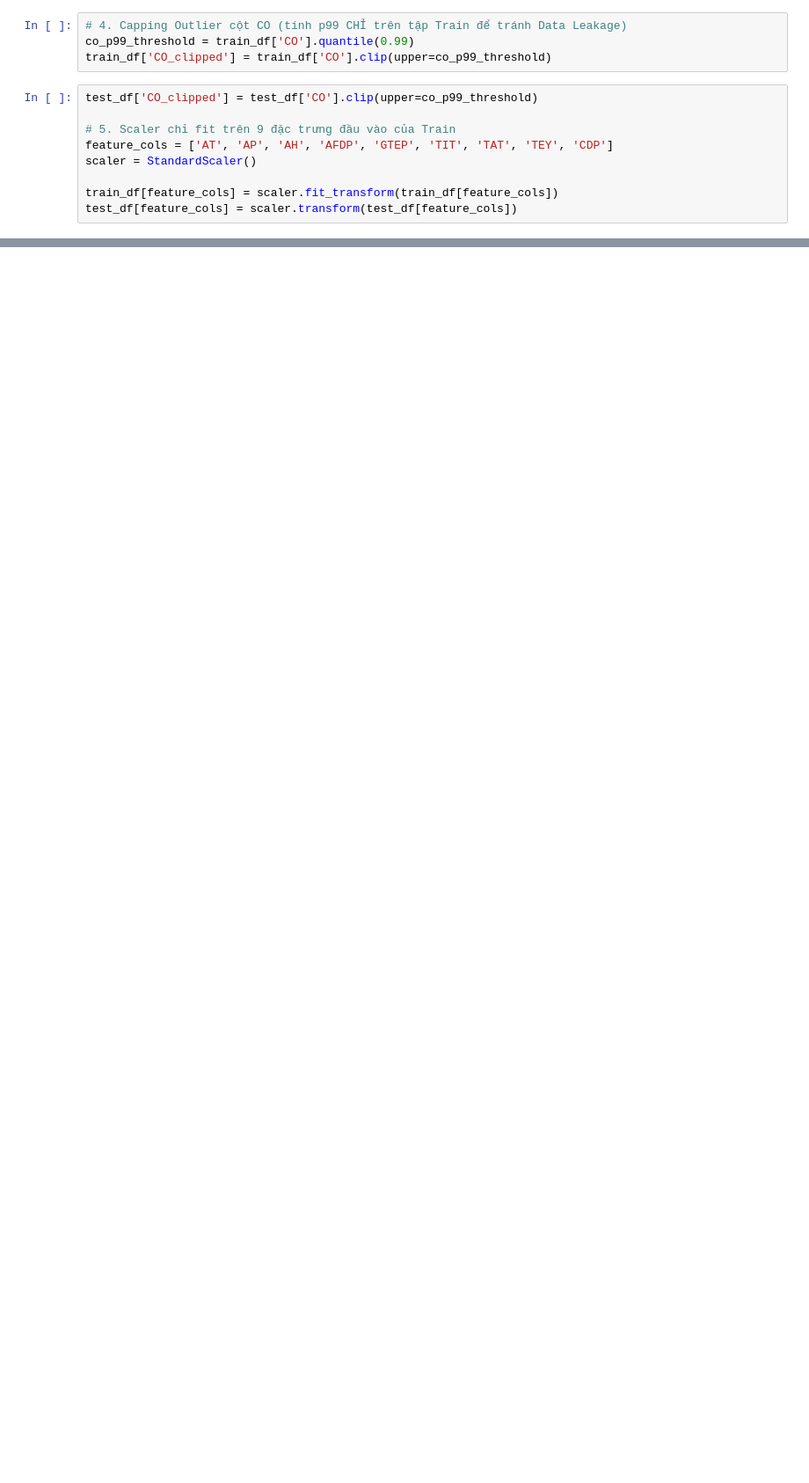
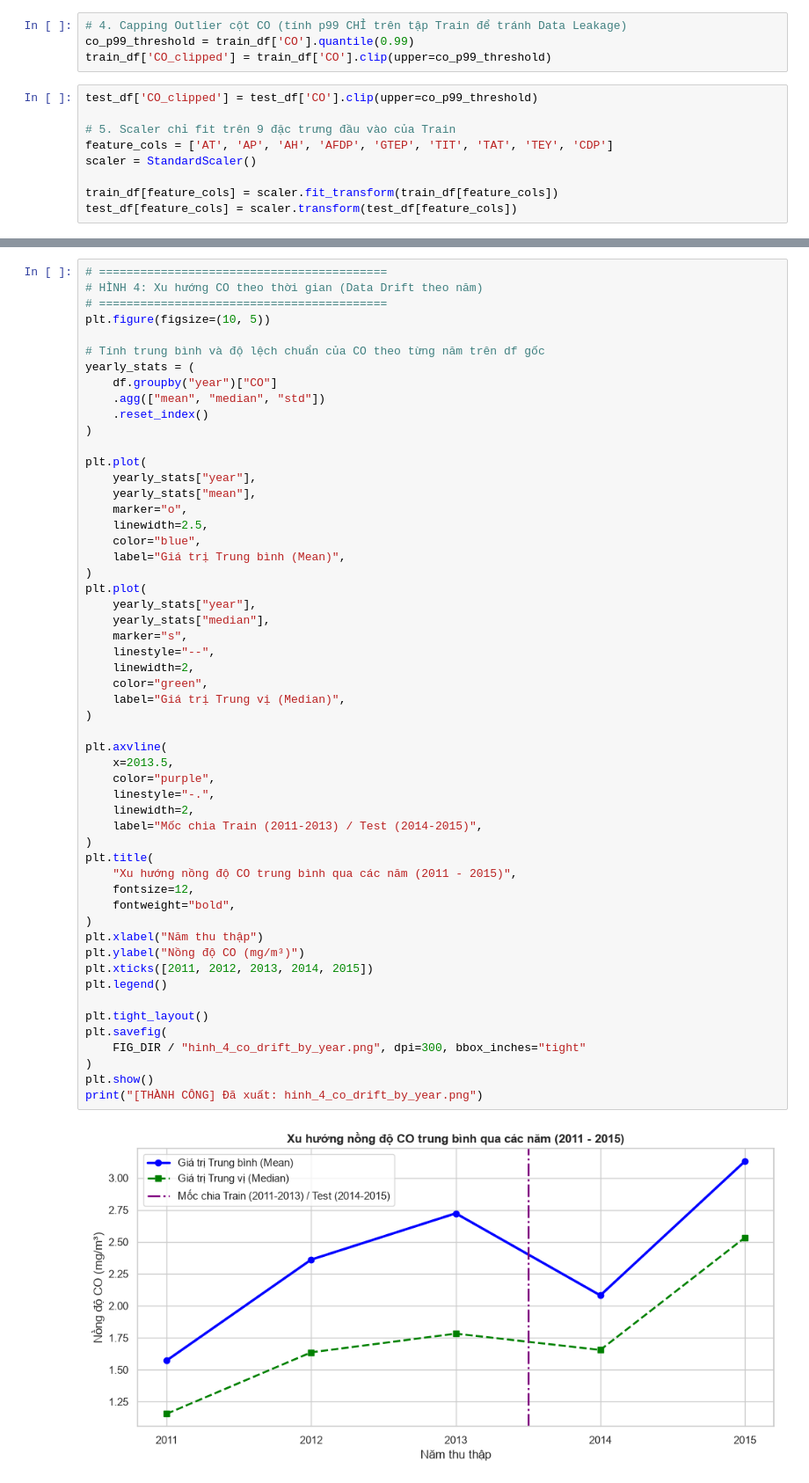
Before and after one commit to hoangsank/BTL---Machine-Learning---co3117-, a Jupyter notebook: notebooks/01_eda.ipynb, the cells around one changed output, grey strips where cells are left out. Shown at 88% size. Drawn from its saved outputs; the diff is of its cells as text; blank space fills up the shorter version.

```diff
--- a/notebooks/01_eda.ipynb
+++ b/notebooks/01_eda.ipynb
@@ -50,0 +207,56 @@ print(f"[THÀNH CÔNG] Đã đóng gói scaler.joblib tại {MODELS_DIR}")
+# %%
+# ==========================================
+# HÌNH 4: Xu hướng CO theo thời gian (Data Drift theo năm)
+# ==========================================
+plt.figure(figsize=(10, 5))
+
+# Tính trung bình và độ lệch chuẩn của CO theo từng năm trên df gốc
+yearly_stats = (
+    df.groupby("year")["CO"]
+    .agg(["mean", "median", "std"])
+    .reset_index()
+)
+
+plt.plot(
+    yearly_stats["year"],
+    yearly_stats["mean"],
+    marker="o",
+    linewidth=2.5,
+    color="blue",
+    label="Giá trị Trung bình (Mean)",
+)
+plt.plot(
+    yearly_stats["year"],
+    yearly_stats["median"],
+    marker="s",
+    linestyle="--",
+    linewidth=2,
+    color="green",
+    label="Giá trị Trung vị (Median)",
+)
+
+plt.axvline(
+    x=2013.5,
+    color="purple",
+    linestyle="-.",
+    linewidth=2,
+    label="Mốc chia Train (2011-2013) / Test (2014-2015)",
+)
+plt.title(
+    "Xu hướng nồng độ CO trung bình qua các năm (2011 - 2015)",
+    fontsize=12,
+    fontweight="bold",
+)
+plt.xlabel("Năm thu thập")
+plt.ylabel("Nồng độ CO (mg/m³)")
+plt.xticks([2011, 2012, 2013, 2014, 2015])
+plt.legend()
+
+plt.tight_layout()
+plt.savefig(
+    FIG_DIR / "hinh_4_co_drift_by_year.png", dpi=300, bbox_inches="tight"
+)
+plt.show()
+print("[THÀNH CÔNG] Đã xuất: hinh_4_co_drift_by_year.png")
+# %% [output]
+[figure, added]
```
Also changed, not shown: parts of 7 cells of this notebook.
